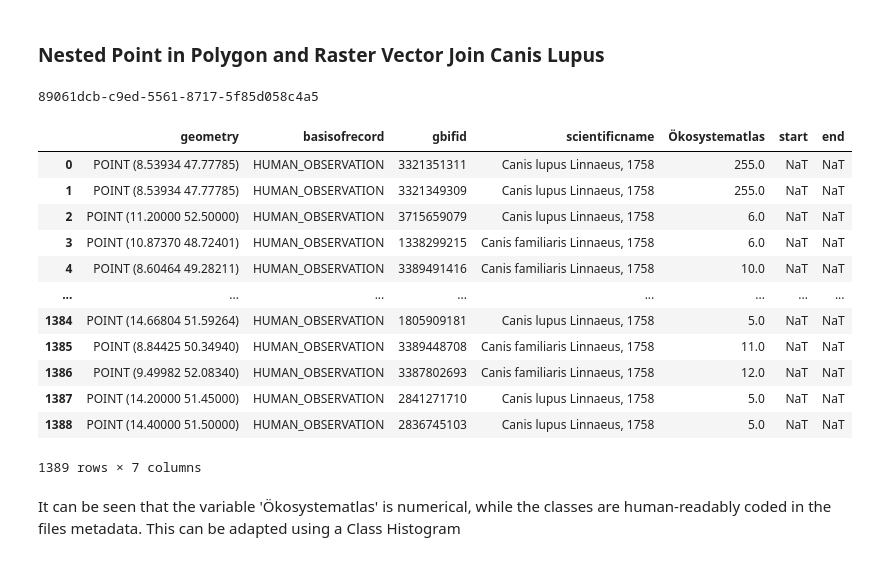
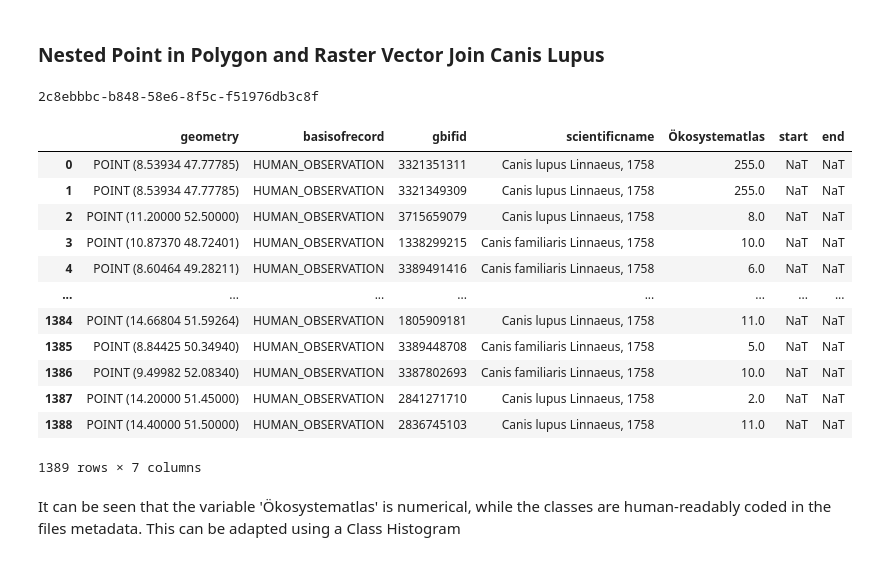
Before and after one commit to umr-dbs/vat-docs, a Jupyter notebook: src/examples/Canis_lupus_meets_Felis_silvestris.ipynb, the cells around one changed output. Cells and saved outputs as stored; diff of their text form; code cells hidden in the pictures.

```diff
--- a/src/examples/Canis_lupus_meets_Felis_silvestris.ipynb
+++ b/src/examples/Canis_lupus_meets_Felis_silvestris.ipynb
@@ -227,9 +227,12 @@ workflow_canis_lupus_cut_join = ge.register_workflow({
     "operator": {
         "type": "RasterVectorJoin",
         "params": {
-                "names": ["Ökosystematlas"],
-                "temporalAggregation": "none",
-                "featureAggregation": "mean",
+            "names": {
+                "type": "names",
+                "values": ["Ökosystematlas"]
+            },
+            "temporalAggregation": "none",
+            "featureAggregation": "mean",
         },
         "sources": {
             "vector": { #Canis lupus cut ######################################
@@ -263,37 +266,37 @@ workflow_canis_lupus_cut_join = ge.register_workflow({
 
 workflow_canis_lupus_cut_join
 # %% [output]
-89061dcb-c9ed-5561-8717-5f85d058c4a5
+2c8ebbbc-b848-58e6-8f5c-f51976db3c8f
 # %%
 #Set time
 time = datetime.strptime(
     '2014-04-01T12:00:00.000Z', "%Y-%m-%dT%H:%M:%S.%f%z")
 
 #Request the data from Geoengine into a geopandas dataframe
 data = workflow_canis_lupus_cut_join.get_dataframe(
     ge.QueryRectangle(
         ge.BoundingBox2D(5.852490, 47.271121, 15.022059, 55.065334),
         ge.TimeInterval(time, time),
-        resolution=ge.SpatialResolution(1., 1.),
+        resolution=ge.SpatialResolution(0.1, 0.1),
         srs="EPSG:4326"
     )
 )
 
 #Show the geopandas dataframe
 data
 # %% [output]
 |  | geometry | basisofrecord | gbifid | scientificname | Ökosystematlas | start | end |
 | 0 | POINT (8.53934 47.77785) | HUMAN_OBSERVATION | 3321351311 | Canis lupus Linnaeus, 1758 | 255.0 | NaT | NaT |
 | 1 | POINT (8.53934 47.77785) | HUMAN_OBSERVATION | 3321349309 | Canis lupus Linnaeus, 1758 | 255.0 | NaT | NaT |
-| 2 | POINT (11.20000 52.50000) | HUMAN_OBSERVATION | 3715659079 | Canis lupus Linnaeus, 1758 | 6.0 | NaT | NaT |
-| 3 | POINT (10.87370 48.72401) | HUMAN_OBSERVATION | 1338299215 | Canis familiaris Linnaeus, 1758 | 6.0 | NaT | NaT |
-| 4 | POINT (8.60464 49.28211) | HUMAN_OBSERVATION | 3389491416 | Canis familiaris Linnaeus, 1758 | 10.0 | NaT | NaT |
+| 2 | POINT (11.20000 52.50000) | HUMAN_OBSERVATION | 3715659079 | Canis lupus Linnaeus, 1758 | 8.0 | NaT | NaT |
+| 3 | POINT (10.87370 48.72401) | HUMAN_OBSERVATION | 1338299215 | Canis familiaris Linnaeus, 1758 | 10.0 | NaT | NaT |
+| 4 | POINT (8.60464 49.28211) | HUMAN_OBSERVATION | 3389491416 | Canis familiaris Linnaeus, 1758 | 6.0 | NaT | NaT |
 | ... | ... | ... | ... | ... | ... | ... | ... |
-| 1384 | POINT (14.66804 51.59264) | HUMAN_OBSERVATION | 1805909181 | Canis lupus Linnaeus, 1758 | 5.0 | NaT | NaT |
-| 1385 | POINT (8.84425 50.34940) | HUMAN_OBSERVATION | 3389448708 | Canis familiaris Linnaeus, 1758 | 11.0 | NaT | NaT |
-| 1386 | POINT (9.49982 52.08340) | HUMAN_OBSERVATION | 3387802693 | Canis familiaris Linnaeus, 1758 | 12.0 | NaT | NaT |
-| 1387 | POINT (14.20000 51.45000) | HUMAN_OBSERVATION | 2841271710 | Canis lupus Linnaeus, 1758 | 5.0 | NaT | NaT |
-| 1388 | POINT (14.40000 51.50000) | HUMAN_OBSERVATION | 2836745103 | Canis lupus Linnaeus, 1758 | 5.0 | NaT | NaT |
+| 1384 | POINT (14.66804 51.59264) | HUMAN_OBSERVATION | 1805909181 | Canis lupus Linnaeus, 1758 | 11.0 | NaT | NaT |
+| 1385 | POINT (8.84425 50.34940) | HUMAN_OBSERVATION | 3389448708 | Canis familiaris Linnaeus, 1758 | 5.0 | NaT | NaT |
+| 1386 | POINT (9.49982 52.08340) | HUMAN_OBSERVATION | 3387802693 | Canis familiaris Linnaeus, 1758 | 10.0 | NaT | NaT |
+| 1387 | POINT (14.20000 51.45000) | HUMAN_OBSERVATION | 2841271710 | Canis lupus Linnaeus, 1758 | 2.0 | NaT | NaT |
+| 1388 | POINT (14.40000 51.50000) | HUMAN_OBSERVATION | 2836745103 | Canis lupus Linnaeus, 1758 | 11.0 | NaT | NaT |
 1389 rows × 7 columns
 # %% [markdown]
 It can be seen that the variable 'Ökosystematlas' is numerical, while the classes are human-readably coded in the files metadata. This can be adapted using a Class Histogram
```
Also changed, not shown: parts of 12 cells of this notebook, 4 other files.
